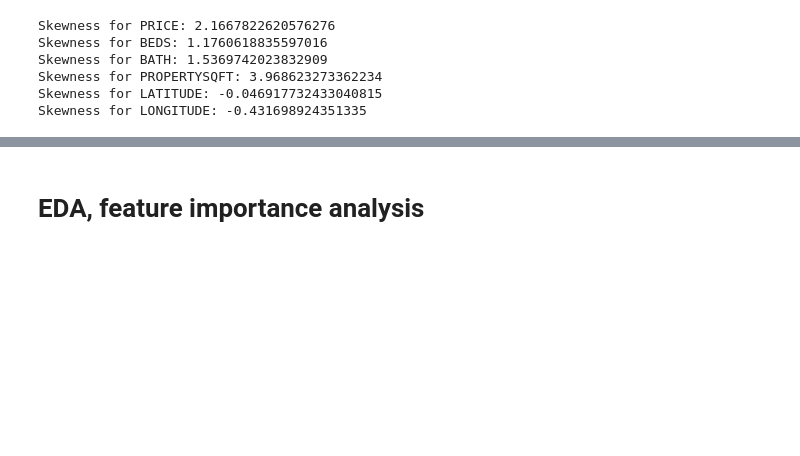
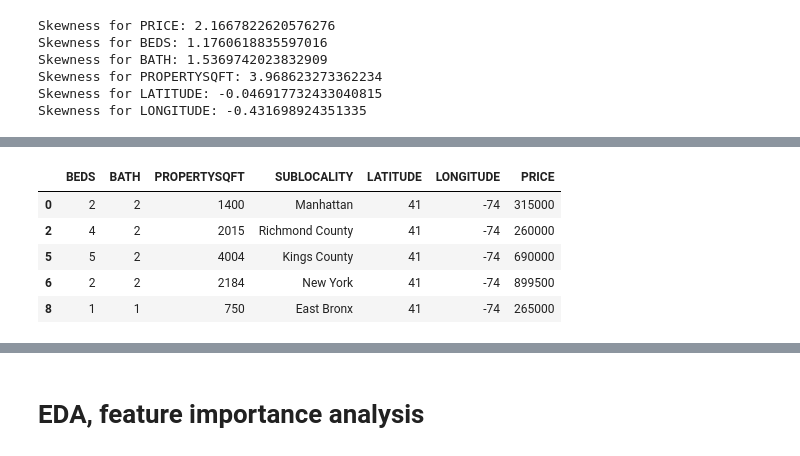
Before and after one commit to jyphotography/machine-learning, a Jupyter notebook: midterm/notebooks/notebook.ipynb, the cells around one changed output, grey strips where cells are left out. Saved outputs shown, nothing was run; the diff lists cells and outputs as text; code cells hidden in the pictures; blank space fills up the shorter version.

```diff
--- a/midterm/notebooks/notebook.ipynb
+++ b/midterm/notebooks/notebook.ipynb
@@ -166,0 +147,12 @@ plt.show()
+# %%
+selected_cols = ['BEDS', 'BATH', 'PROPERTYSQFT','SUBLOCALITY','LATITUDE', 'LONGITUDE','PRICE']
+subset_df = df_new[selected_cols]
+# %%
+subset_df.head()
+# %% [output]
+|  | BEDS | BATH | PROPERTYSQFT | SUBLOCALITY | LATITUDE | LONGITUDE | PRICE |
+| 0 | 2 | 2 | 1400 | Manhattan | 41 | -74 | 315000 |
+| 2 | 4 | 2 | 2015 | Richmond County | 41 | -74 | 260000 |
+| 5 | 5 | 2 | 4004 | Kings County | 41 | -74 | 690000 |
+| 6 | 2 | 2 | 2184 | New York | 41 | -74 | 899500 |
+| 8 | 1 | 1 | 750 | East Bronx | 41 | -74 | 265000 |
```
Also changed, not shown: parts of 15 cells of this notebook.
